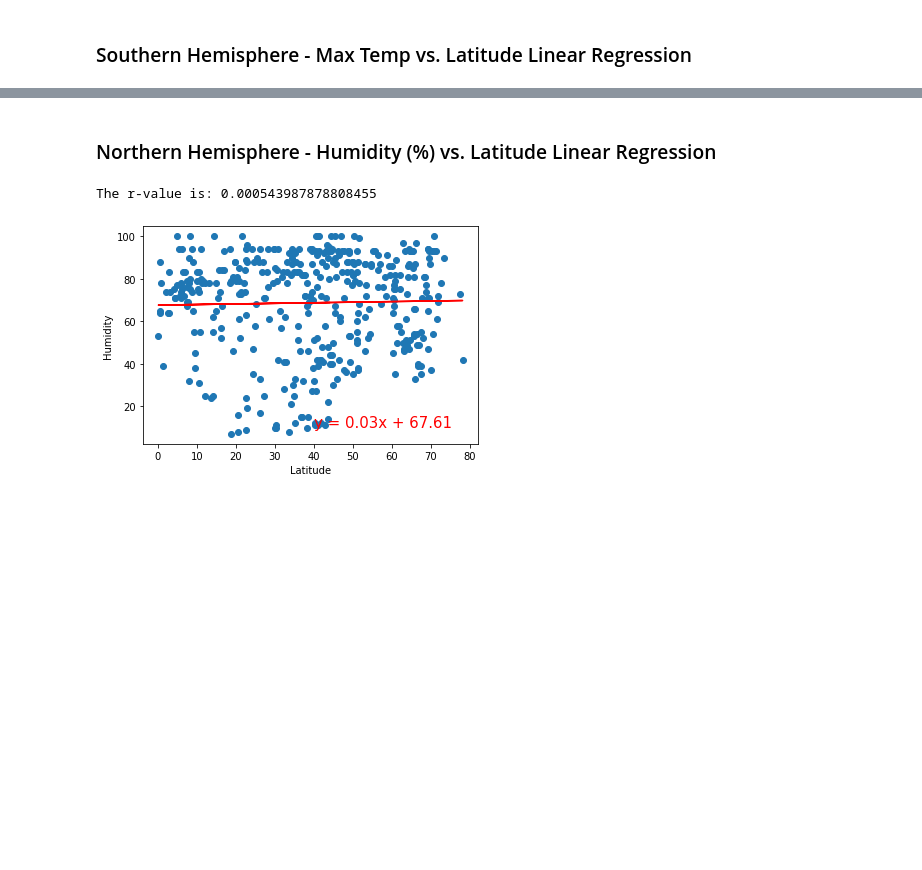
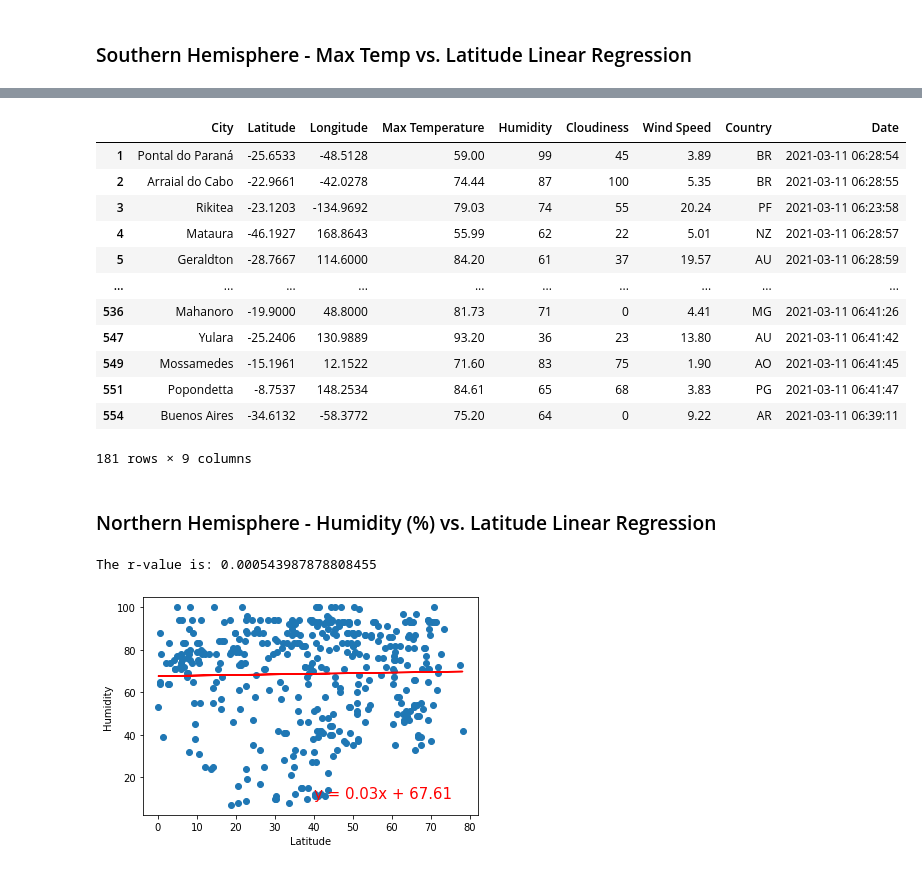
Before and after one commit to sir-omoreno/python-api-challenge, a Jupyter notebook: WeatherPy.ipynb, the cells around one changed output, grey strips where cells are left out. Saved outputs shown, nothing was run; the diff lists cells and outputs as text; code cells hidden in the pictures; blank space fills up the shorter version.

```diff
--- a/WeatherPy.ipynb
+++ b/WeatherPy.ipynb
@@ -372,3 +376,28 @@ The r-value is: 0.6082708688906918
+# %%
+SH_cities = cities_df.loc[cities_df['Latitude'] < 0]
+#SH_cities
+plt.scatter(cities_df["Latitude"], cities_df["Max Temperature"], edgecolors='black', alpha=.5)
+plt.title("Southern Hemisphere - City Latitude vs. Max Temp")
+plt.xlabel("Latitude")
+plt.ylabel("Max Temperature (F)")
+linear_regression_function(cities_df["Latitude"], cities_df["Max Temperature"])
+
+plt.savefig("images/northern_hem_lat_temp.png")
+plt.show()
+# %% [output]
+|  | City | Latitude | Longitude | Max Temperature | Humidity | Cloudiness | Wind Speed | Country | Date |
+| 1 | Pontal do Paraná | -25.6533 | -48.5128 | 59.00 | 99 | 45 | 3.89 | BR | 2021-03-11 06:28:54 |
+| 2 | Arraial do Cabo | -22.9661 | -42.0278 | 74.44 | 87 | 100 | 5.35 | BR | 2021-03-11 06:28:55 |
+| 3 | Rikitea | -23.1203 | -134.9692 | 79.03 | 74 | 55 | 20.24 | PF | 2021-03-11 06:23:58 |
+| 4 | Mataura | -46.1927 | 168.8643 | 55.99 | 62 | 22 | 5.01 | NZ | 2021-03-11 06:28:57 |
+| 5 | Geraldton | -28.7667 | 114.6000 | 84.20 | 61 | 37 | 19.57 | AU | 2021-03-11 06:28:59 |
+| ... | ... | ... | ... | ... | ... | ... | ... | ... | ... |
+| 536 | Mahanoro | -19.9000 | 48.8000 | 81.73 | 71 | 0 | 4.41 | MG | 2021-03-11 06:41:26 |
+| 547 | Yulara | -25.2406 | 130.9889 | 93.20 | 36 | 23 | 13.80 | AU | 2021-03-11 06:41:42 |
+| 549 | Mossamedes | -15.1961 | 12.1522 | 71.60 | 83 | 75 | 1.90 | AO | 2021-03-11 06:41:45 |
+| 551 | Popondetta | -8.7537 | 148.2534 | 84.61 | 65 | 68 | 3.83 | PG | 2021-03-11 06:41:47 |
+| 554 | Buenos Aires | -34.6132 | -58.3772 | 75.20 | 64 | 0 | 9.22 | AR | 2021-03-11 06:39:11 |
+181 rows × 9 columns
 # %% [markdown]
 ###  Northern Hemisphere - Humidity (%) vs. Latitude Linear Regression
 # %%
```
Also changed, not shown: parts of 8 cells of this notebook, 1 other file.
